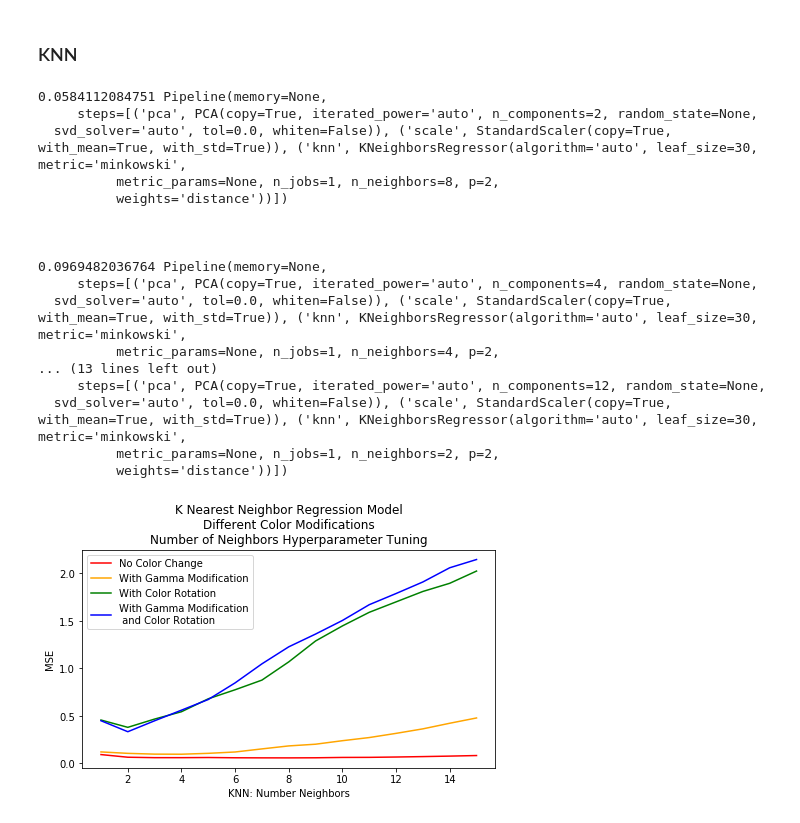
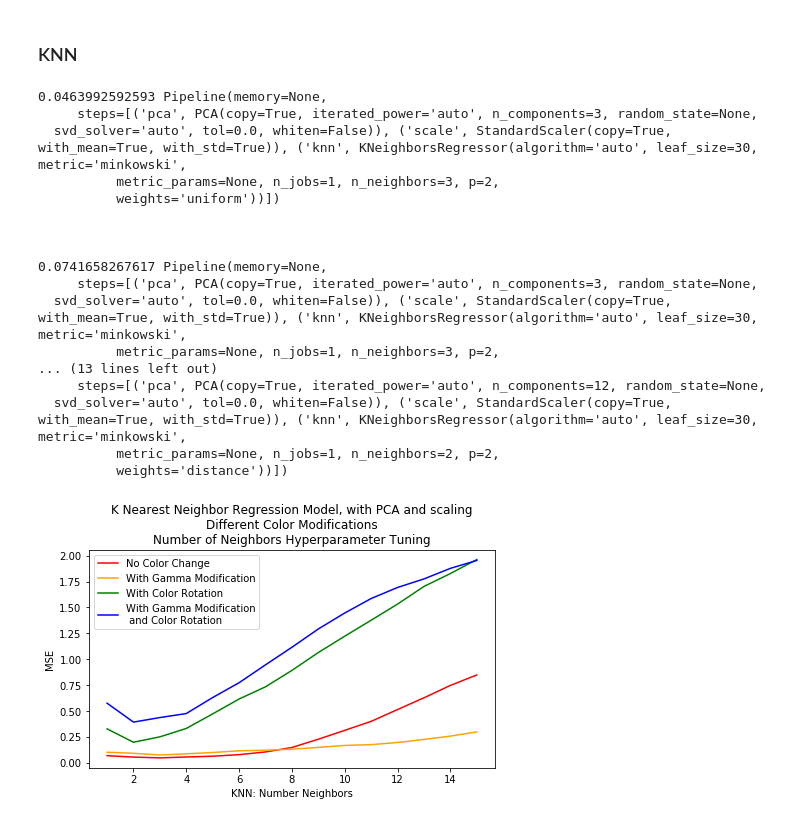
Before and after one commit to mattsit/ph-machine-learning, a Jupyter notebook: CS189/ml_pipeline/ModelGridSearch.ipynb, the cells around one changed output. Cells and saved outputs as stored; diff of their text form; code cells hidden in the pictures.

Commit message:
Finished data figures

```diff
--- a/CS189/ml_pipeline/ModelGridSearch.ipynb
+++ b/CS189/ml_pipeline/ModelGridSearch.ipynb
@@ -396,39 +377,39 @@ plt.close()
 for i in range(len(names)):
     X = X_all_r[i]
     Y = Y_all_r[i]
     _,m,best_params,_ = grid_search(X, Y, pipeline_name, pipeline_type)
     s,_,_,all_scores = grid_search(X, Y, pipeline_name, pipeline_type, best_params, 'knn__n_neighbors')
     plt.plot(nn, all_scores, label=names[i], color=colors[i])
     print(s, m)
     print('\n\n')
 plt.tight_layout()
 plt.rcParams["figure.figsize"] = [6.6,4.4]
 
 plt.legend()
 
 plt.xlabel("KNN: Number Neighbors")
 plt.ylabel("MSE")
-plt.title('K Nearest Neighbor Regression Model, no PCA\nDifferent Color Modifications\nNumber of Neighbors Hyperparameter Tuning')
+plt.title('K Nearest Neighbor Regression Model, with PCA and scaling\nDifferent Color Modifications\nNumber of Neighbors Hyperparameter Tuning')
 plt.tight_layout()
 plt.savefig("knn_regression.png", dpi=500)
 
 plt.show()
 # %% [output]
-0.0584112084751 Pipeline(memory=None,
-     steps=[('pca', PCA(copy=True, iterated_power='auto', n_components=2, random_state=None,
+0.0463992592593 Pipeline(memory=None,
+     steps=[('pca', PCA(copy=True, iterated_power='auto', n_components=3, random_state=None,
   svd_solver='auto', tol=0.0, whiten=False)), ('scale', StandardScaler(copy=True, with_mean=True, with_std=True)), ('knn', KNeighborsRegressor(algorithm='auto', leaf_size=30, metric='minkowski',
-          metric_params=None, n_jobs=1, n_neighbors=8, p=2,
-          weights='distance'))])
+          metric_params=None, n_jobs=1, n_neighbors=3, p=2,
+          weights='uniform'))])
 
 
 
-0.0969482036764 Pipeline(memory=None,
-     steps=[('pca', PCA(copy=True, iterated_power='auto', n_components=4, random_state=None,
+0.0741658267617 Pipeline(memory=None,
+     steps=[('pca', PCA(copy=True, iterated_power='auto', n_components=3, random_state=None,
   svd_solver='auto', tol=0.0, whiten=False)), ('scale', StandardScaler(copy=True, with_mean=True, with_std=True)), ('knn', KNeighborsRegressor(algorithm='auto', leaf_size=30, metric='minkowski',
-          metric_params=None, n_jobs=1, n_neighbors=4, p=2,
+          metric_params=None, n_jobs=1, n_neighbors=3, p=2,
 ... (13 lines left out)
      steps=[('pca', PCA(copy=True, iterated_power='auto', n_components=12, random_state=None,
   svd_solver='auto', tol=0.0, whiten=False)), ('scale', StandardScaler(copy=True, with_mean=True, with_std=True)), ('knn', KNeighborsRegressor(algorithm='auto', leaf_size=30, metric='minkowski',
           metric_params=None, n_jobs=1, n_neighbors=2, p=2,
           weights='distance'))])
-[figure, old version]
+[figure, new version]
```
Also changed, not shown: parts of 1 cell of this notebook, 11 other files.
